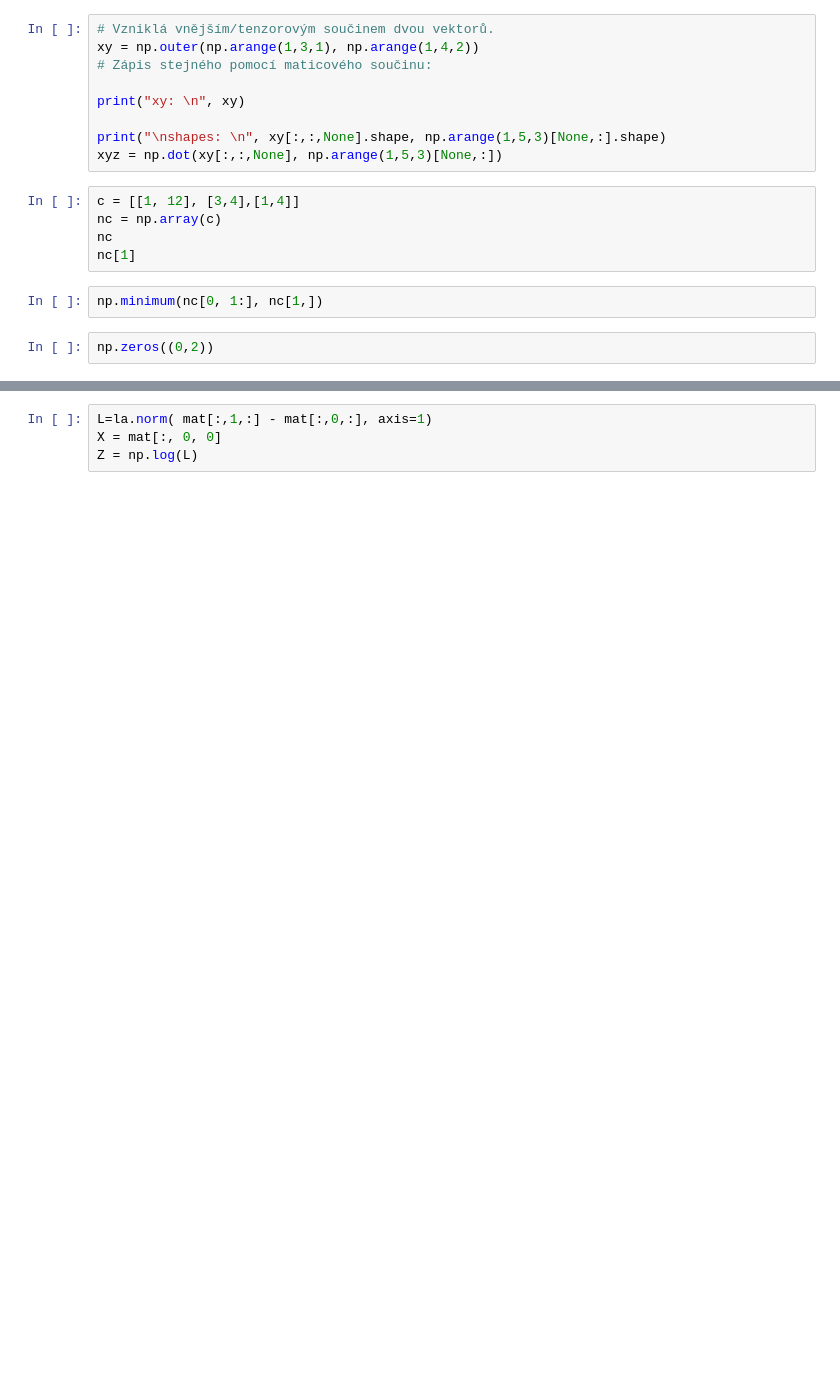
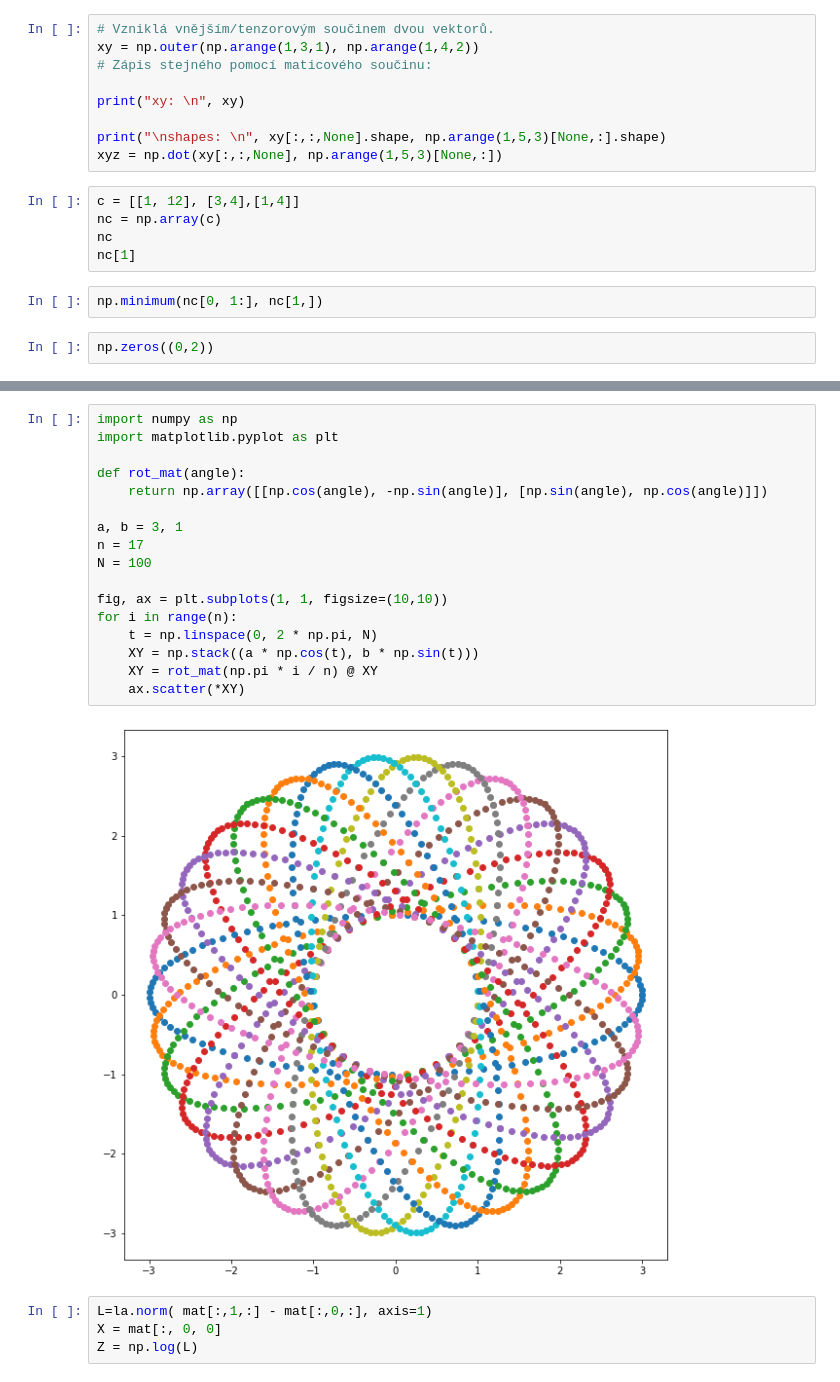
Before and after one commit to jbrezmorf/PythonForAll, a Jupyter notebook: Section_2.2_Numpy.ipynb, the cells around one changed output, grey strips where cells are left out. Cells and saved outputs as stored; diff of their text form; blank space fills up the shorter version.

```diff
--- a/Section_2.2_Numpy.ipynb
+++ b/Section_2.2_Numpy.ipynb
@@ -336,6 +351,25 @@ np.zeros((0,2))
    2. Napište funkci, která pro zadaný index $i$. Vypočte sílu kterou na hmotný bod $X_i$ působí ostatní hmotné body:
 
       $$ F_i = \sum_{j\ne i} G \frac{m_i m_j}{|R_{ij}|^3} R_{ij},\quad R_{ij}  =  X_i - X_j$$
+# %%
+import numpy as np
+import matplotlib.pyplot as plt
+
+def rot_mat(angle):
+    return np.array([[np.cos(angle), -np.sin(angle)], [np.sin(angle), np.cos(angle)]])
+
+a, b = 3, 1
+n = 17
+N = 100
+
+fig, ax = plt.subplots(1, 1, figsize=(10,10))
+for i in range(n):
+    t = np.linspace(0, 2 * np.pi, N)
+    XY = np.stack((a * np.cos(t), b * np.sin(t)))
+    XY = rot_mat(np.pi * i / n) @ XY
+    ax.scatter(*XY)
+# %% [output]
+[figure, added]
 # %%
 L=la.norm( mat[:,1,:] - mat[:,0,:], axis=1)
 X = mat[:, 0, 0]
```
Also changed, not shown: parts of 1 cell of this notebook, 2 other files.
